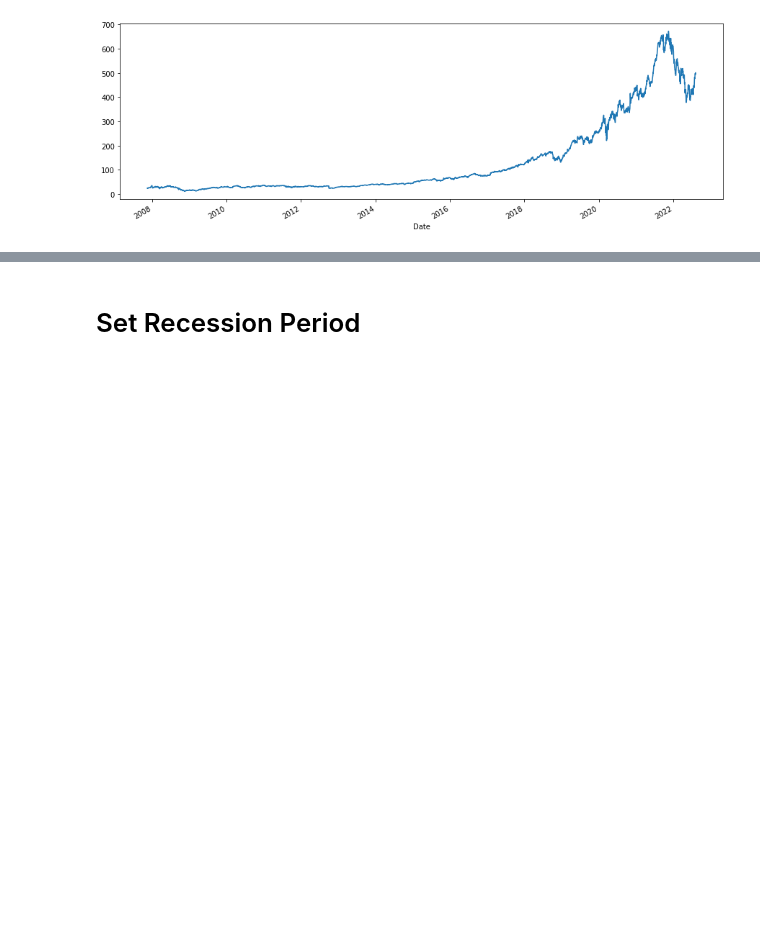
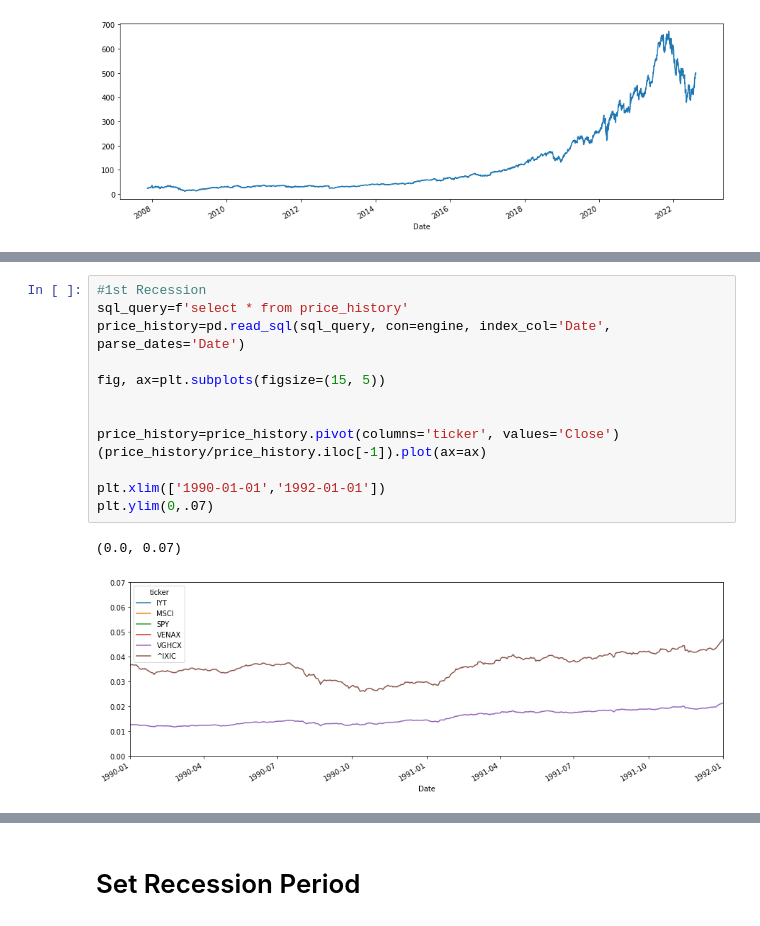
Before and after one commit to qrolston/Recession_Investment_Strategy, a Jupyter notebook: EDA.ipynb, the cells around one changed output, grey strips where cells are left out. Saved outputs shown, nothing was run; the diff lists cells and outputs as text; blank space fills up the shorter version.

```diff
--- a/EDA.ipynb
+++ b/EDA.ipynb
@@ -154,0 +147,16 @@ fig.savefig('./images/all_tickers_normalized_trend.png')
+# %%
+#1st Recession
+sql_query=f'select * from price_history'
+price_history=pd.read_sql(sql_query, con=engine, index_col='Date', parse_dates='Date')
+
+fig, ax=plt.subplots(figsize=(15, 5))
+
+
+price_history=price_history.pivot(columns='ticker', values='Close')
+(price_history/price_history.iloc[-1]).plot(ax=ax)
+
+plt.xlim(['1990-01-01','1992-01-01'])
+plt.ylim(0,.07)
+# %% [output]
+(0.0, 0.07)
+[figure, added]
```
Also changed, not shown: parts of 17 cells of this notebook.
